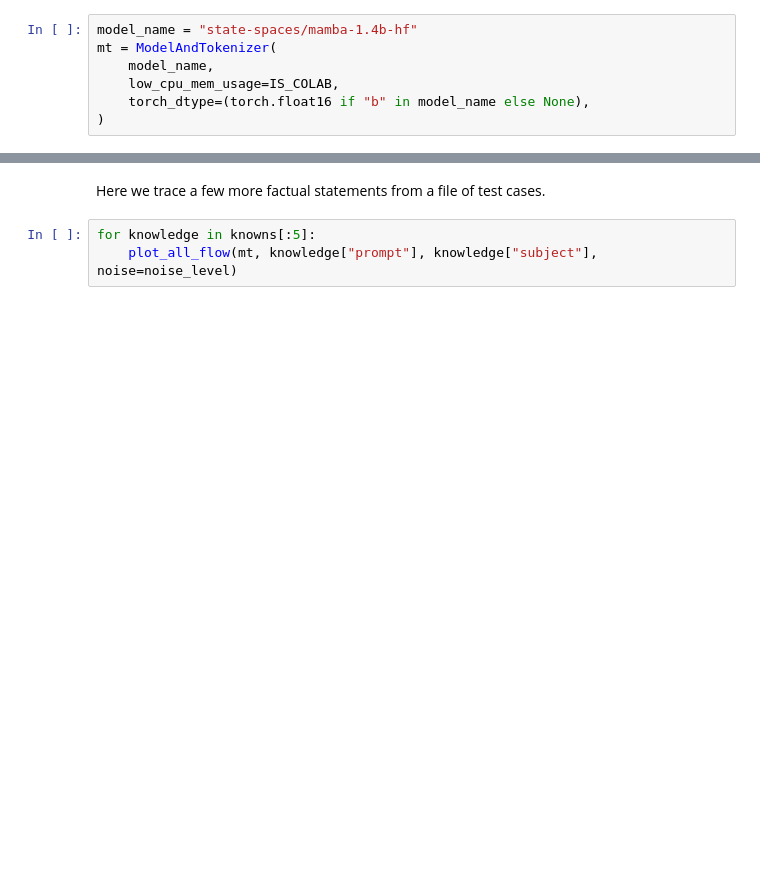
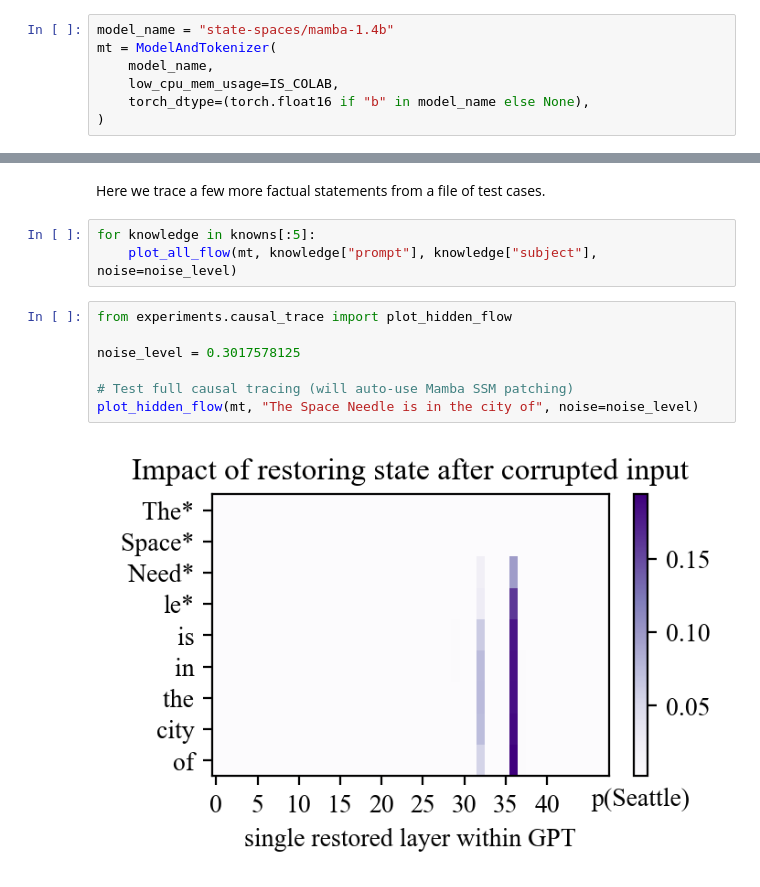
Before and after one commit to ajbailey4/mamba-causal-analysis, a Jupyter notebook: notebooks/mamba_causal_trace.ipynb, the cells around one changed output, grey strips where cells are left out. Drawn from its saved outputs; the diff is of its cells as text; blank space fills up the shorter version.

```diff
--- a/notebooks/mamba_causal_trace.ipynb
+++ b/notebooks/mamba_causal_trace.ipynb
@@ -73,7 +73,7 @@ torch.set_grad_enabled(False)
 # %% [markdown]
 Now we load a model and tokenizer, and show that it can complete a couple factual statements correctly.
 # %%
-model_name = "state-spaces/mamba-1.4b-hf"
+model_name = "state-spaces/mamba-1.4b"
 mt = ModelAndTokenizer(
     model_name,
     low_cpu_mem_usage=IS_COLAB,
@@ -318,3 +339,12 @@ Here we trace a few more factual statements from a file of test cases.
 # %%
 for knowledge in knowns[:5]:
     plot_all_flow(mt, knowledge["prompt"], knowledge["subject"], noise=noise_level)
+# %%
+from experiments.causal_trace import plot_hidden_flow
+
+noise_level = 0.3017578125
+
+# Test full causal tracing (will auto-use Mamba SSM patching)
+plot_hidden_flow(mt, "The Space Needle is in the city of", noise=noise_level)
+# %% [output]
+[figure, added]
```
Also changed, not shown: parts of 12 cells of this notebook.
